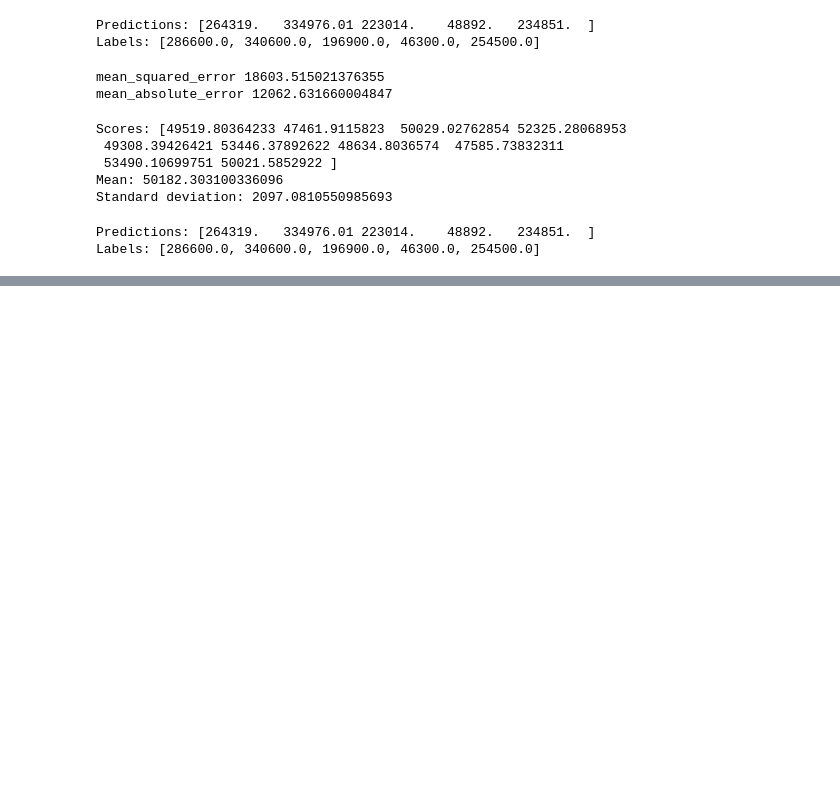
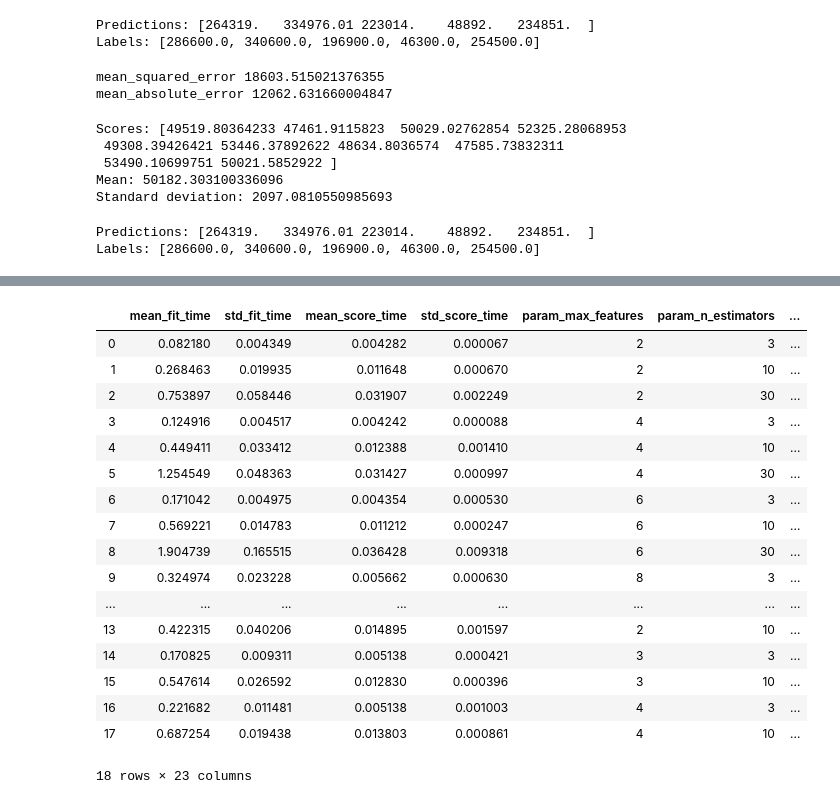
Before and after one commit to mateus-araujo/hands_on-machine_learning-python, a Jupyter notebook: 02_Housing.ipynb, the cells around one changed output, grey strips where cells are left out. Drawn from its saved outputs; the diff is of its cells as text; code cells hidden in the pictures; blank space fills up the shorter version.

Commit message:
Finish Grid Search

```diff
--- a/02_Housing.ipynb
+++ b/02_Housing.ipynb
@@ -967,0 +974,15 @@ Labels: [286600.0, 340600.0, 196900.0, 46300.0, 254500.0]
+# %%
+from sklearn.model_selection import GridSearchCV
+
+param_grid = [
+    {'n_estimators': [3, 10, 30], 'max_features': [2, 4, 6, 8]},
+    {'bootstrap': [False], 'n_estimators': [3, 10], 'max_features': [2, 3, 4]},
+]
+
+forest_reg = RandomForestRegressor()
+
+grid_search = GridSearchCV(forest_reg, param_grid, cv=5,
+                           scoring='neg_mean_squared_error',
+                           return_train_score=True)
+
+grid_search.fit(housing_prepared, housing_labels)
@@ -967,0 +1054,21 @@ Labels: [286600.0, 340600.0, 196900.0, 46300.0, 254500.0]
+# %%
+pd.DataFrame(grid_search.cv_results_)
+# %% [output]
+|  | mean_fit_time | std_fit_time | mean_score_time | std_score_time | param_max_features | param_n_estimators | ... |
+| 0 | 0.082180 | 0.004349 | 0.004282 | 0.000067 | 2 | 3 | ... |
+| 1 | 0.268463 | 0.019935 | 0.011648 | 0.000670 | 2 | 10 | ... |
+| 2 | 0.753897 | 0.058446 | 0.031907 | 0.002249 | 2 | 30 | ... |
+| 3 | 0.124916 | 0.004517 | 0.004242 | 0.000088 | 4 | 3 | ... |
+| 4 | 0.449411 | 0.033412 | 0.012388 | 0.001410 | 4 | 10 | ... |
+| 5 | 1.254549 | 0.048363 | 0.031427 | 0.000997 | 4 | 30 | ... |
+| 6 | 0.171042 | 0.004975 | 0.004354 | 0.000530 | 6 | 3 | ... |
+| 7 | 0.569221 | 0.014783 | 0.011212 | 0.000247 | 6 | 10 | ... |
+| 8 | 1.904739 | 0.165515 | 0.036428 | 0.009318 | 6 | 30 | ... |
+| 9 | 0.324974 | 0.023228 | 0.005662 | 0.000630 | 8 | 3 | ... |
+| ... | ... | ... | ... | ... | ... | ... | ... |
+| 13 | 0.422315 | 0.040206 | 0.014895 | 0.001597 | 2 | 10 | ... |
+| 14 | 0.170825 | 0.009311 | 0.005138 | 0.000421 | 3 | 3 | ... |
+| 15 | 0.547614 | 0.026592 | 0.012830 | 0.000396 | 3 | 10 | ... |
+| 16 | 0.221682 | 0.011481 | 0.005138 | 0.001003 | 4 | 3 | ... |
+| 17 | 0.687254 | 0.019438 | 0.013803 | 0.000861 | 4 | 10 | ... |
+18 rows × 23 columns
```
Also changed, not shown: parts of 10 cells of this notebook.
